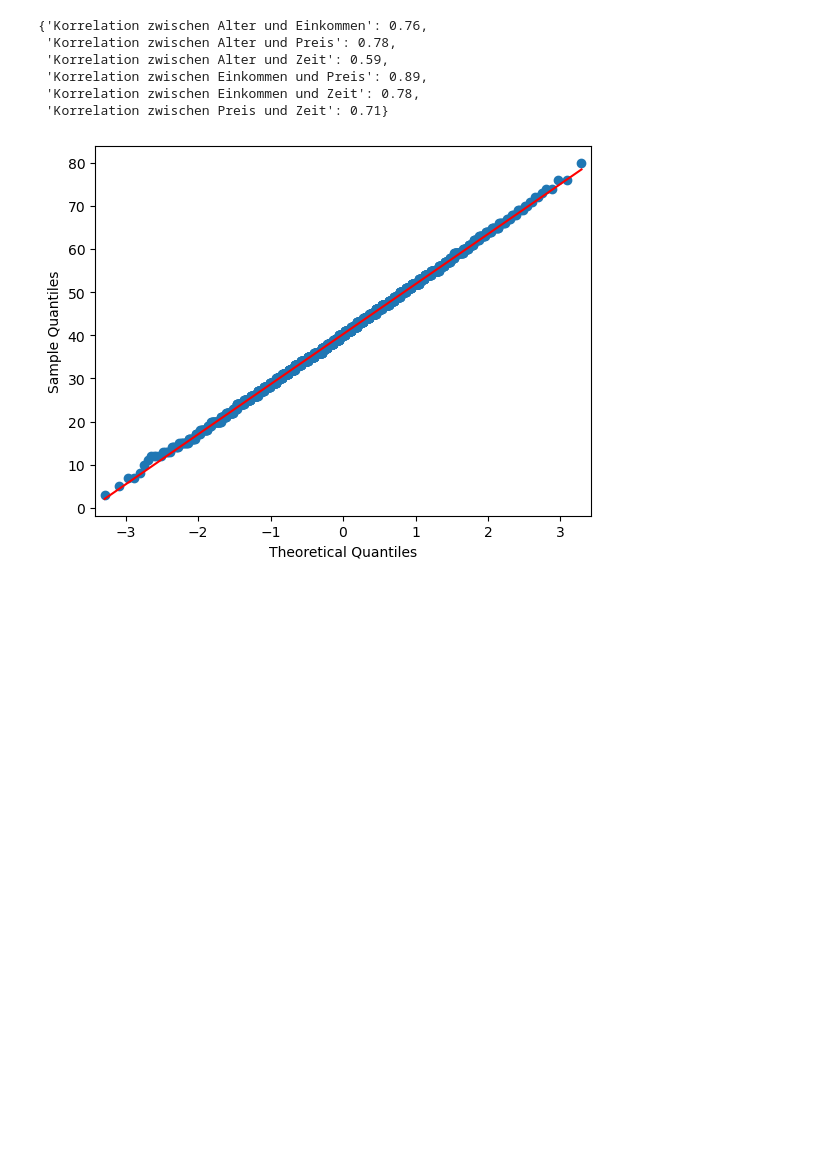
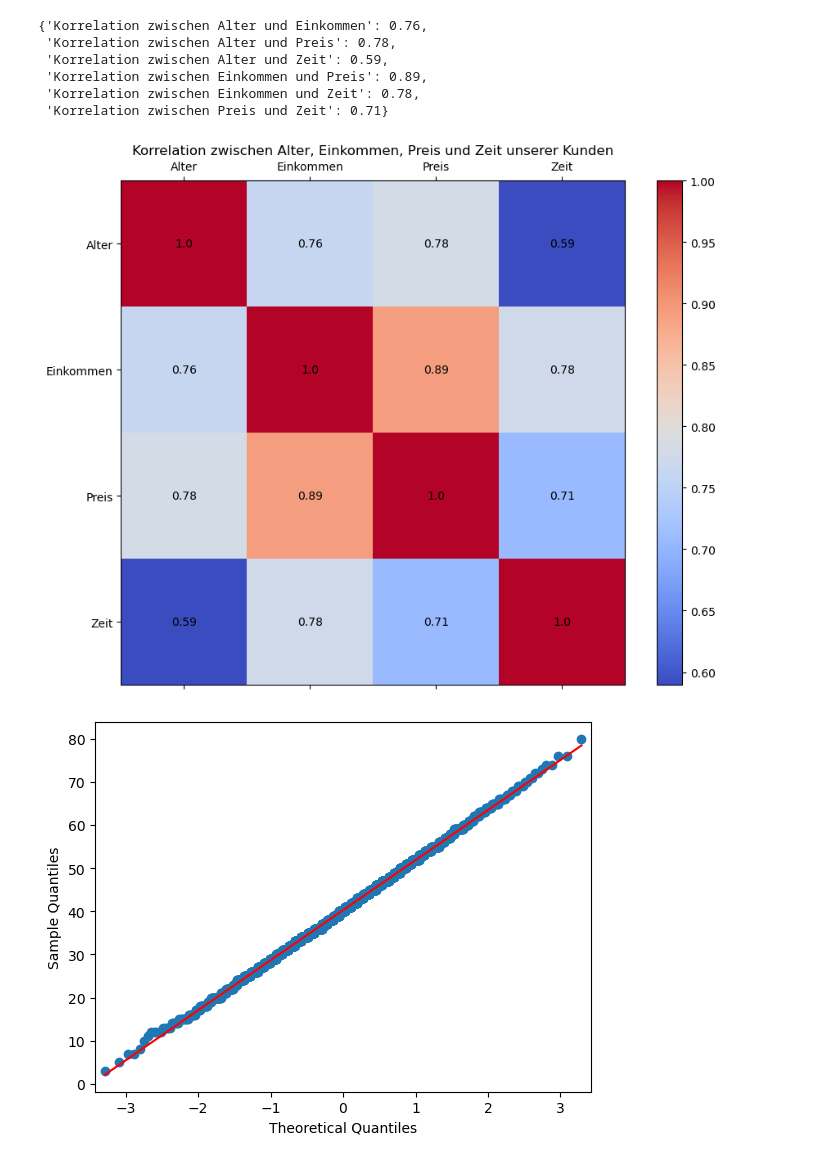
Before and after one commit to Rasger12/final_projectSS24_Group1, a Jupyter notebook: AlleAufgaben.ipynb, the cells around one changed output. Cells and saved outputs as stored; diff of their text form; code cells hidden in the pictures; blank space fills up the shorter version.

```diff
--- a/AlleAufgaben.ipynb
+++ b/AlleAufgaben.ipynb
@@ -227,6 +230,37 @@ Korrelation von Alter, Einkommen, Preis und Zeit unserer Kunden:
  'Korrelation zwischen Einkommen und Preis': 0.89,
  'Korrelation zwischen Einkommen und Zeit': 0.78,
  'Korrelation zwischen Preis und Zeit': 0.71}
+# %%
+# Hier wird die Korrelation nochmal visuell dargestellt:
+corr_matrix = df_kunden.corr()
+
+# Erstellen der Heatmap
+fig, ax = plt.subplots(figsize=(10, 8))
+cax = ax.matshow(corr_matrix, cmap='coolwarm')
+
+# Farbbar hinzufügen
+fig.colorbar(cax)
+
+# Setzen der x- und y-Achsen-Ticks und -Labels
+ticks = np.arange(0, len(corr_matrix.columns), 1)
+ax.set_xticks(ticks)
+ax.set_yticks(ticks)
+ax.set_xticklabels(corr_matrix.columns)
+ax.set_yticklabels(corr_matrix.columns)
+
+# Annotieren der Zellen
+for i in range(len(corr_matrix.columns)):
+    for j in range(len(corr_matrix.columns)):
+        text = ax.text(j, i, round(corr_matrix.iloc[i, j], 2),
+                       ha="center", va="center", color="black")
+
+# Setzen des Titels
+plt.title('Korrelation zwischen Alter, Einkommen, Preis und Zeit unserer Kunden')
+
+# Anzeigen der Heatmap
+plt.show()
+# %% [output]
+[figure, added]
 # %%
 # Aufgabe 12 - Testen Sie grafisch mit Hilfe eines qq-Plos, ob die Variable Zeit approximativ normalverteilt ist.
 # %%
```
Also changed, not shown: parts of 13 cells of this notebook, 1 other file.
